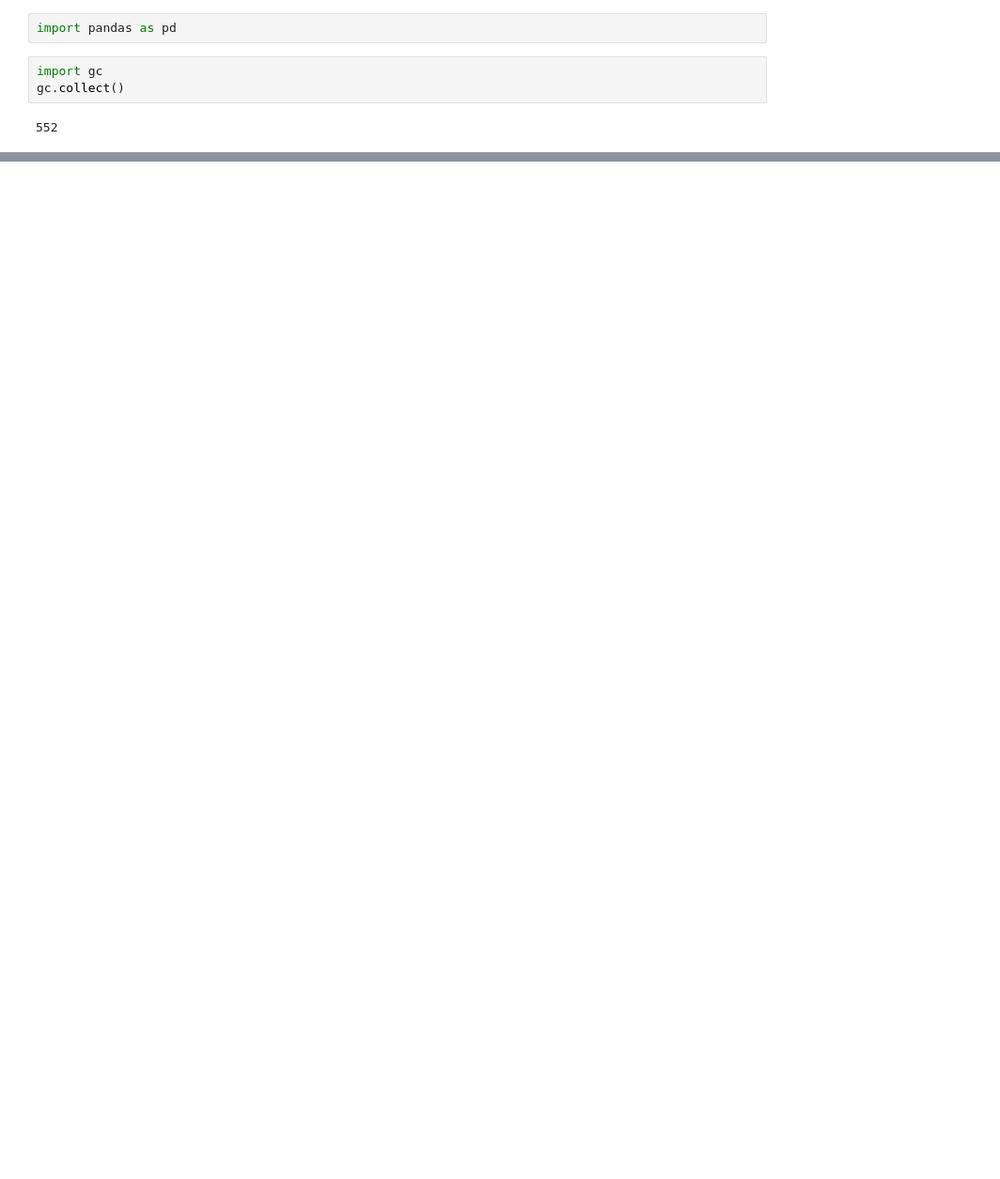
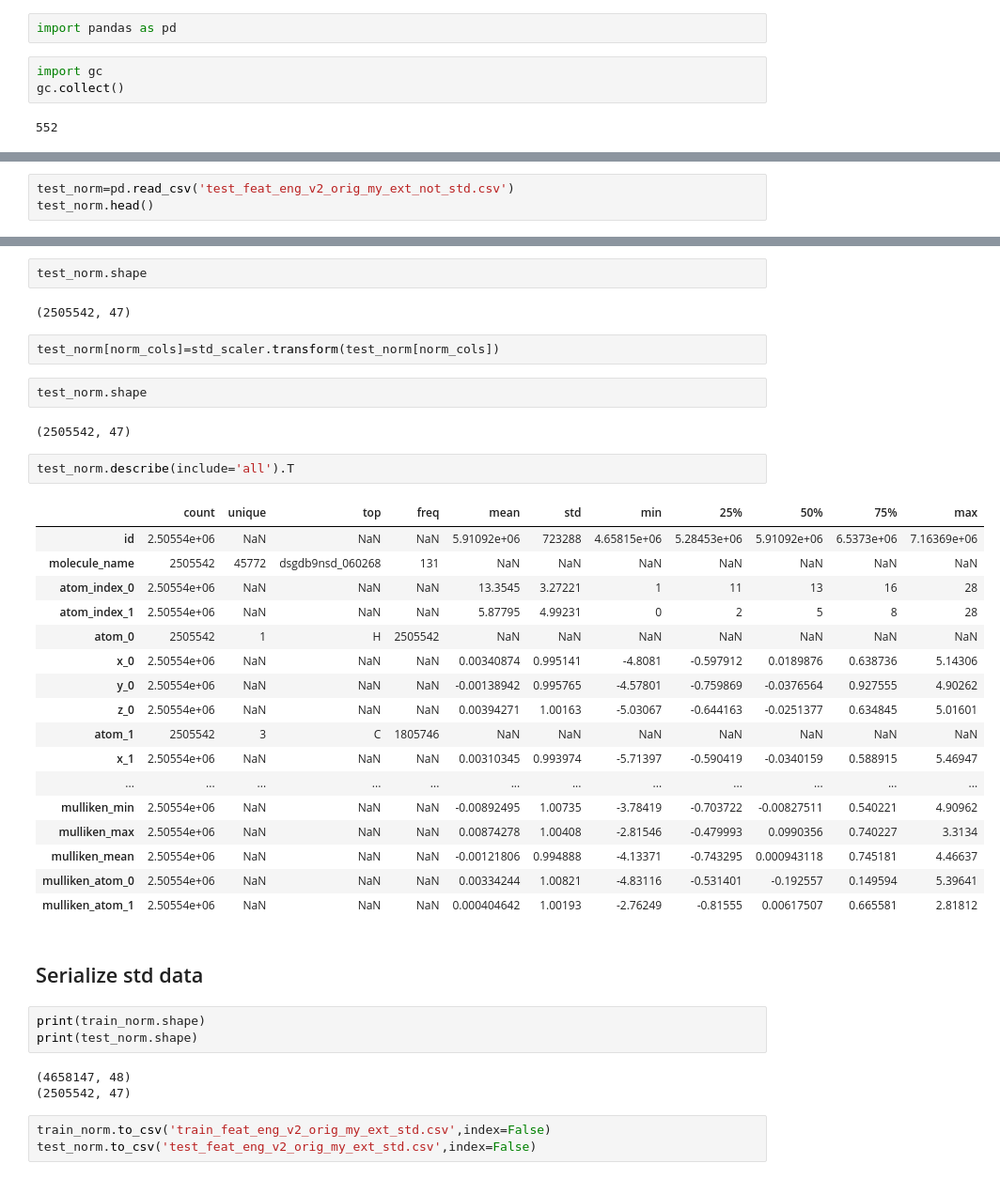
Before and after one commit to siddharth-ncl-work/kaggle_predicting_molecular_properties, a Jupyter notebook: kaggle_combined_features.ipynb, the cells around one changed output, grey strips where cells are left out. Shown: that part at 94% size. Drawn from its saved outputs; the diff is of its cells as text; blank space fills up the shorter version.

```diff
--- a/kaggle_combined_features.ipynb
+++ b/kaggle_combined_features.ipynb
@@ -134,0 +265,3 @@ test_v2.to_csv('test_feat_eng_v2_with_bonds.csv',index=False)
+# %%
+test_norm=pd.read_csv('test_feat_eng_v2_orig_my_ext_not_std.csv')
+test_norm.head()
@@ -134,0 +275,41 @@ test_v2.to_csv('test_feat_eng_v2_with_bonds.csv',index=False)
+# %%
+test_norm.shape
+# %% [output]
+(2505542, 47)
+# %%
+test_norm[norm_cols]=std_scaler.transform(test_norm[norm_cols])
+# %%
+test_norm.shape
+# %% [output]
+(2505542, 47)
+# %%
+test_norm.describe(include='all').T
+# %% [output]
+|  | count | unique | top | freq | mean | std | min | 25% | 50% | 75% | max |
+| id | 2.50554e+06 | NaN | NaN | NaN | 5.91092e+06 | 723288 | 4.65815e+06 | 5.28453e+06 | 5.91092e+06 | 6.5373e+06 | 7.16369e+06 |
+| molecule_name | 2505542 | 45772 | dsgdb9nsd_060268 | 131 | NaN | NaN | NaN | NaN | NaN | NaN | NaN |
+| atom_index_0 | 2.50554e+06 | NaN | NaN | NaN | 13.3545 | 3.27221 | 1 | 11 | 13 | 16 | 28 |
+| atom_index_1 | 2.50554e+06 | NaN | NaN | NaN | 5.87795 | 4.99231 | 0 | 2 | 5 | 8 | 28 |
+| atom_0 | 2505542 | 1 | H | 2505542 | NaN | NaN | NaN | NaN | NaN | NaN | NaN |
+| x_0 | 2.50554e+06 | NaN | NaN | NaN | 0.00340874 | 0.995141 | -4.8081 | -0.597912 | 0.0189876 | 0.638736 | 5.14306 |
+| y_0 | 2.50554e+06 | NaN | NaN | NaN | -0.00138942 | 0.995765 | -4.57801 | -0.759869 | -0.0376564 | 0.927555 | 4.90262 |
+| z_0 | 2.50554e+06 | NaN | NaN | NaN | 0.00394271 | 1.00163 | -5.03067 | -0.644163 | -0.0251377 | 0.634845 | 5.01601 |
+| atom_1 | 2505542 | 3 | C | 1805746 | NaN | NaN | NaN | NaN | NaN | NaN | NaN |
+| x_1 | 2.50554e+06 | NaN | NaN | NaN | 0.00310345 | 0.993974 | -5.71397 | -0.590419 | -0.0340159 | 0.588915 | 5.46947 |
+| ... | ... | ... | ... | ... | ... | ... | ... | ... | ... | ... | ... |
+| mulliken_min | 2.50554e+06 | NaN | NaN | NaN | -0.00892495 | 1.00735 | -3.78419 | -0.703722 | -0.00827511 | 0.540221 | 4.90962 |
+| mulliken_max | 2.50554e+06 | NaN | NaN | NaN | 0.00874278 | 1.00408 | -2.81546 | -0.479993 | 0.0990356 | 0.740227 | 3.3134 |
+| mulliken_mean | 2.50554e+06 | NaN | NaN | NaN | -0.00121806 | 0.994888 | -4.13371 | -0.743295 | 0.000943118 | 0.745181 | 4.46637 |
+| mulliken_atom_0 | 2.50554e+06 | NaN | NaN | NaN | 0.00334244 | 1.00821 | -4.83116 | -0.531401 | -0.192557 | 0.149594 | 5.39641 |
+| mulliken_atom_1 | 2.50554e+06 | NaN | NaN | NaN | 0.000404642 | 1.00193 | -2.76249 | -0.81555 | 0.00617507 | 0.665581 | 2.81812 |
+# %% [markdown]
+## Serialize std data
+# %%
+print(train_norm.shape)
+print(test_norm.shape)
+# %% [output]
+(4658147, 48)
+(2505542, 47)
+# %%
+train_norm.to_csv('train_feat_eng_v2_orig_my_ext_std.csv',index=False)
+test_norm.to_csv('test_feat_eng_v2_orig_my_ext_std.csv',index=False)
```
Also changed, not shown: parts of 58 cells of this notebook.
